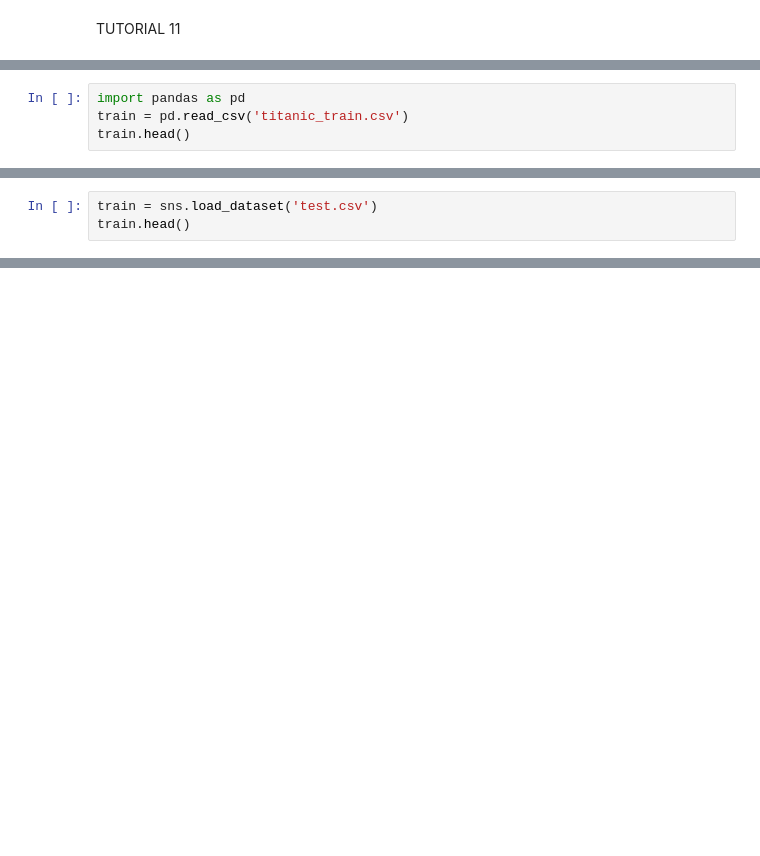
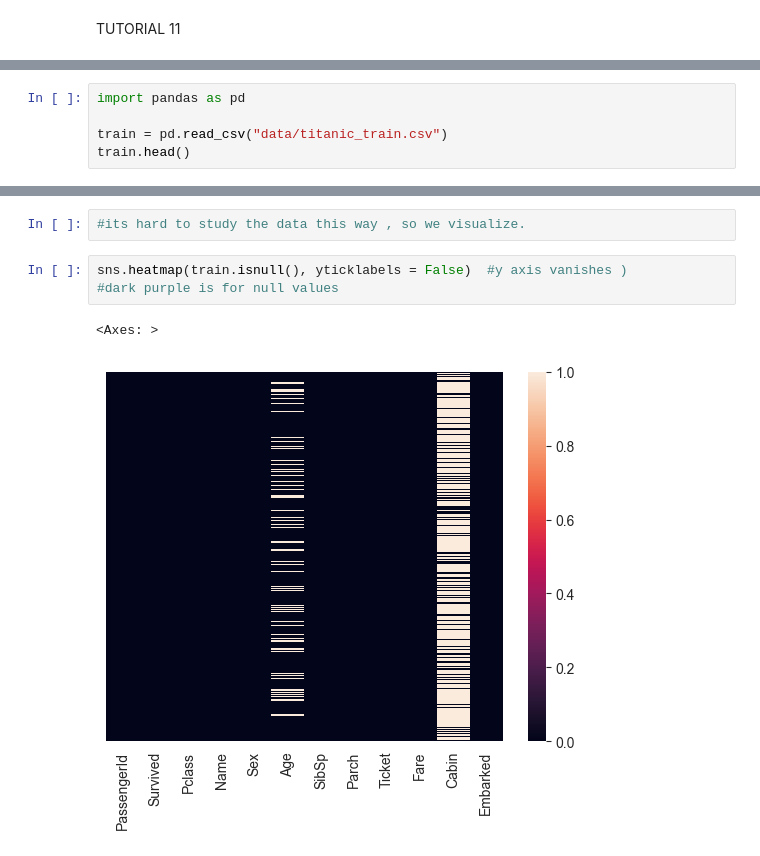
Before and after one commit to smriti-nyx/JupyterProject, a Jupyter notebook: TUTORIAL 11.ipynb, the cells around one changed output, grey strips where cells are left out. Drawn from its saved outputs; the diff is of its cells as text; blank space fills up the shorter version.

```diff
--- a/TUTORIAL 11.ipynb
+++ b/TUTORIAL 11.ipynb
@@ -8,6 +8,7 @@ import seaborn as sns
 %matplotlib inline
 # %%
 import pandas as pd
-train = pd.read_csv('titanic_train.csv')
+
+train = pd.read_csv("data/titanic_train.csv")
 train.head()
 # %% [output]
@@ -19,3 +20,0 @@ train.shape
-# %%
-train = sns.load_dataset('test.csv')
-train.head()
@@ -30,0 +37,8 @@ FileNotFoundError: [Errno 2] No such file or directory: 'titanic_train.csv'
+# %%
+#its hard to study the data this way , so we visualize.
+# %%
+sns.heatmap(train.isnull(), yticklabels = False)  #y axis vanishes )
+#dark purple is for null values
+# %% [output]
+<Axes: >
+[figure, added]
```
Also changed, not shown: parts of 16 cells of this notebook.
